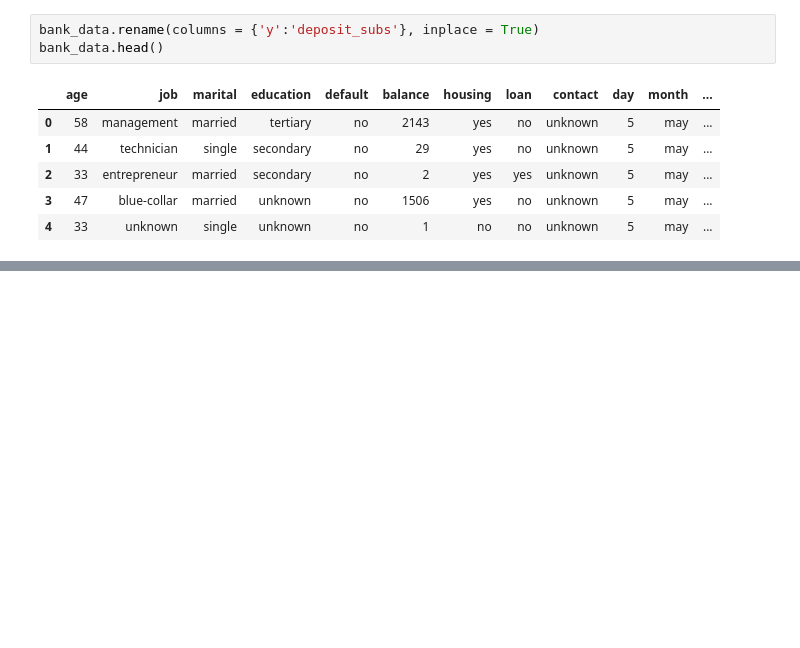
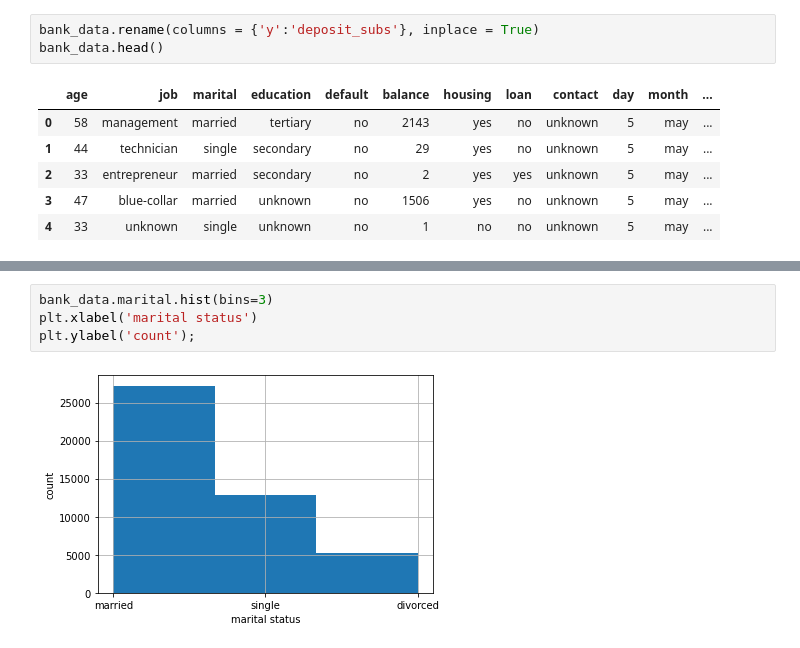
Before and after one commit to YaroslavaD/PortugueseBank, a Jupyter notebook: Portuguese bank.ipynb, the cells around one changed output, grey strips where cells are left out. Drawn from its saved outputs; the diff is of its cells as text; blank space fills up the shorter version.

```diff
--- a/Portuguese bank.ipynb
+++ b/Portuguese bank.ipynb
@@ -220,0 +285,6 @@ bank_data.head()
+# %%
+bank_data.marital.hist(bins=3)
+plt.xlabel('marital status')
+plt.ylabel('count');
+# %% [output]
+[figure, added]
```
Also changed, not shown: parts of 22 cells of this notebook.
